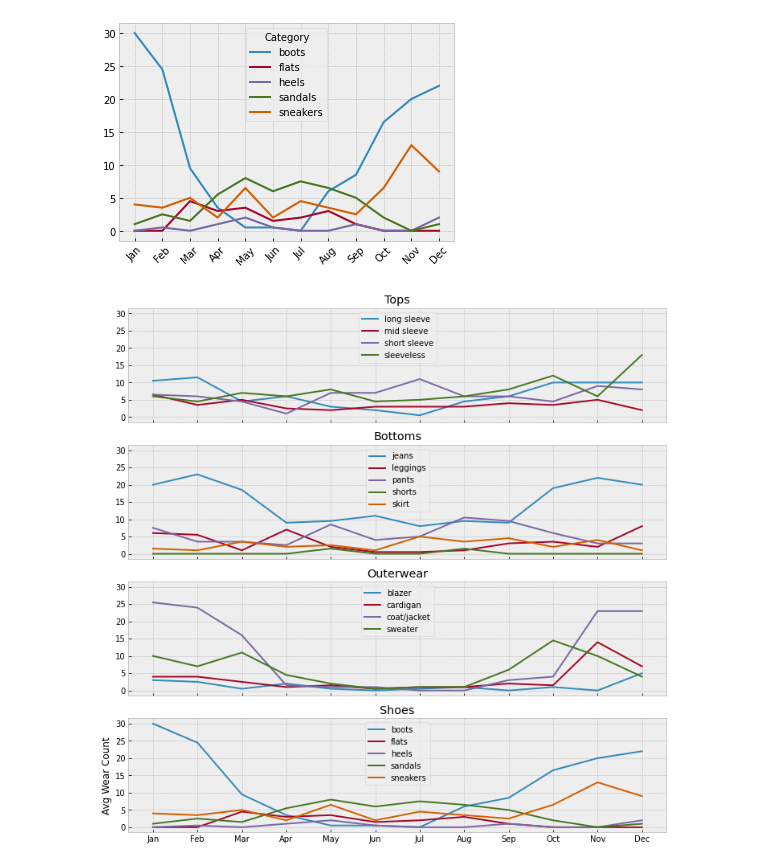
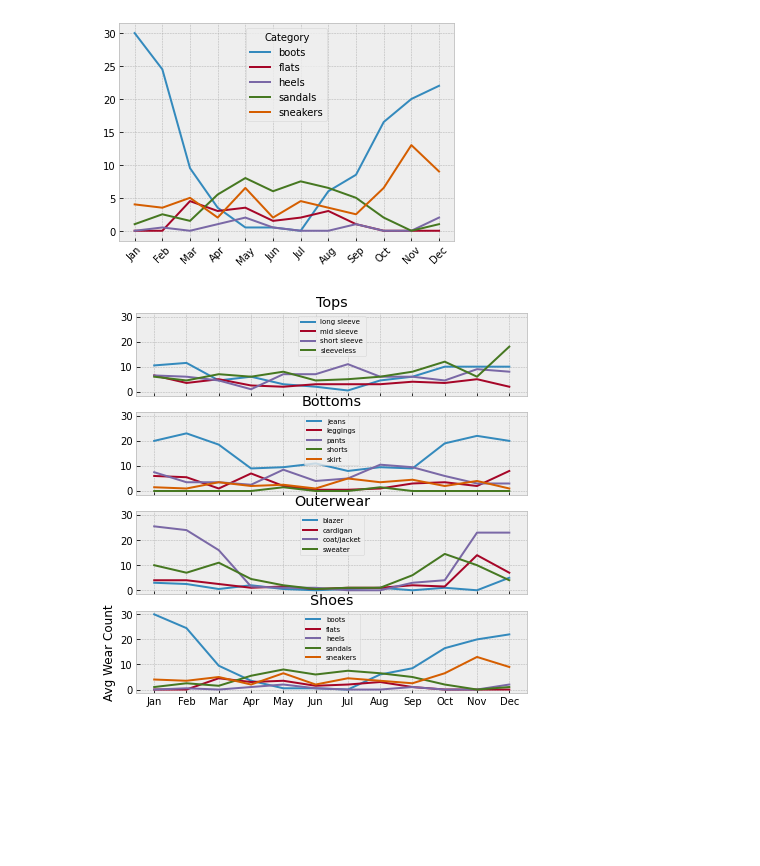
Before and after one commit to rebekahcallkacz/wardrobe-data-analysis, a Jupyter notebook: Data Analysis/data_visualization.ipynb, the cells around one changed output. Saved outputs shown, nothing was run; the diff lists cells and outputs as text; code cells hidden in the pictures; blank space fills up the shorter version.

```diff
--- a/Data Analysis/data_visualization.ipynb
+++ b/Data Analysis/data_visualization.ipynb
@@ -306,34 +306,34 @@ plt.show()
 [figure]
 # %%
 # Put all four line graphs together using plt.subplot
-fig, ((ax1, ax2, ax3, ax4)) = plt.subplots(4, sharex= True, sharey=True, figsize=(12,12))
+fig, ((ax1, ax2, ax3, ax4)) = plt.subplots(4, sharex= True, sharey=True, figsize=(7,7))
 
 for t in tops_list:
     ax1.plot(tops_index, tops_months[t], label=t)
 ax1.set_xticks(months_list)
 ax1.set_xticklabels([calendar.month_abbr[m] for m in months_list])
 ax1.set_title('Tops')
-ax1.legend(loc='upper center')
+ax1.legend(loc='upper center', prop={'size': 7})
 plt.ylabel('Avg Wear Count')
 
 for b in bottoms_list:
     ax2.plot(bottoms_index, bottoms_months[b], label=b)
 
 ax2.set_title('Bottoms')
-ax2.legend(loc='upper center')
+ax2.legend(loc='upper center', prop={'size': 7})
 
 for o in outerwear_list:
     ax3.plot(outerwear_index, outerwear_months[o], label=o)
 ax3.set_title('Outerwear')
-ax3.legend(loc='upper center')
+ax3.legend(loc='upper center', prop={'size': 7})
 
 for s in shoes_list:
     ax4.plot(shoes_index, shoes_months[s], label=s)
 ax4.set_title('Shoes')
-ax4.legend(loc='upper center')
+ax4.legend(loc='upper center', prop={'size': 7})
 
 plt.tight_layout
 plt.savefig('../Assets/Images/wpmmonthline.png')
 plt.show()
 # %% [output]
-[figure, old version]
+[figure, new version]
```
Also changed, not shown: parts of 1 cell of this notebook, 4 other files.
